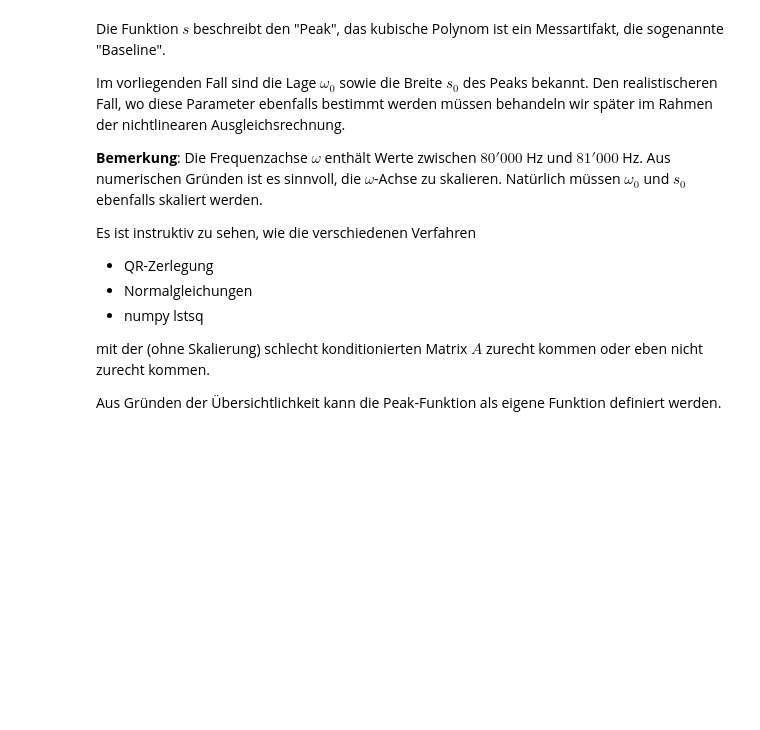
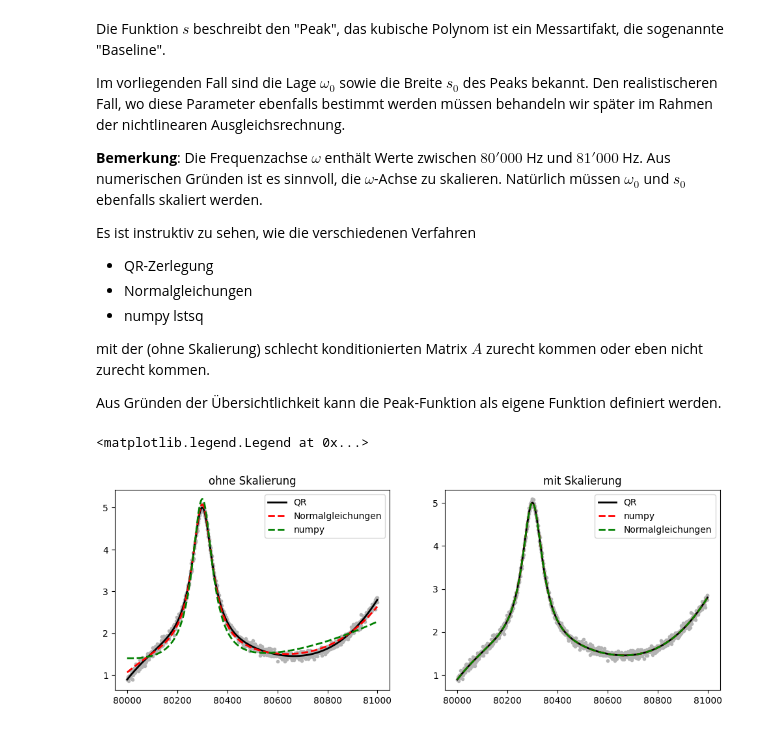
Before and after one commit to BieriCyril/ZHAW_STt_NUM1, a Jupyter notebook: NUM1_Praktikum_W6.ipynb, the cells around one changed output. Saved outputs shown, nothing was run; the diff lists cells and outputs as text; code cells hidden in the pictures; blank space fills up the shorter version.

```diff
--- a/NUM1_Praktikum_W6.ipynb
+++ b/NUM1_Praktikum_W6.ipynb
@@ -222,32 +222,53 @@ w, y = data.T
 # Zusatzangaben über den Peak
 w0 = 80300
 s0 = 100
 
 # ohne Skalierung
-A = < snipp >
+###MATRIX FüLLEN: mit 1ern, danach w und w hoch xx werten
+
+A = np.zeros((w.size, 5)) # matrix erstellen,
+A[:,0] = 1 ## das sind die 1 in der ersten spalte
+A[:, 1] = w
+A[:, 2] = w**2
+A[:, 3] = w**3
+A[:, 4] = s(w,w0,s0)
+
 p = lstsq(A, y)
 pNP,_,_,_ = np.linalg.lstsq(A, y, rcond = -1) # numpy Befehl. Ohne Skalierung funktionert das nicht.
 pNE = np.linalg.solve(A.T@A, A.T@y)             # mit den Normalgleichungen
 
 # w Achse skalieren
 ws, w0s, s0s = scale(w, w0, s0)
-As = < snipp > # wie oben, aber mit ws anstelle von w
+
+
+# wie oben, aber mit ws anstelle von w
+###MATRIX FüLLEN: mit 1ern, danach w und w hoch xx werten
+As = np.zeros((w.size, 5)) # matrix erstellen,
+As[:,0] = 1 ## das sind die 1 in der ersten spalte
+As[:, 1] = ws
+As[:, 2] = ws**2
+As[:, 3] = ws**3
+As[:, 4] = s(ws,w0s,s0s)
+
 ps = lstsq(As, y)
 psNP,_,_,_ = np.linalg.lstsq(As, y, rcond = None) # numpy Befehl
 psNE = np.linalg.solve(As.T@As, As.T@y)             # mit den Normalgleichungen
 
 # plots
 fig, ax = plt.subplots(1, 2, figsize = (12, 4)) # zwei plots nebeneinander
 ax[0].plot(w, y, '.', color = [.7,.7,.7]);
 ax[0].plot(w, A@p, color = "k", linewidth = 2, label = "QR")
 ax[0].plot(w, A@pNE, "r--", linewidth = 2, label = "Normalgleichungen")
 ax[0].plot(w, A@pNP, "g--", linewidth = 2, label = "numpy")
 ax[0].set_title("ohne Skalierung")
 ax[0].legend()
 
 ax[1].plot(w, y, '.', color = [.7,.7,.7]);
 ax[1].plot(w, As@ps, color = "k", linewidth = 2, label = "QR") # für diese plots muss nichts "zurückskaliert" werden.
 ax[1].plot(w, As@psNP, "r--", linewidth = 2, label = "numpy")
 ax[1].plot(w, As@psNE, "g--", linewidth = 2, label = "Normalgleichungen")
 ax[1].set_title("mit Skalierung")
 ax[1].legend()
+# %% [output]
+<matplotlib.legend.Legend at 0x...>
+[figure, added]
```
Also changed, not shown: parts of 4 cells of this notebook.
